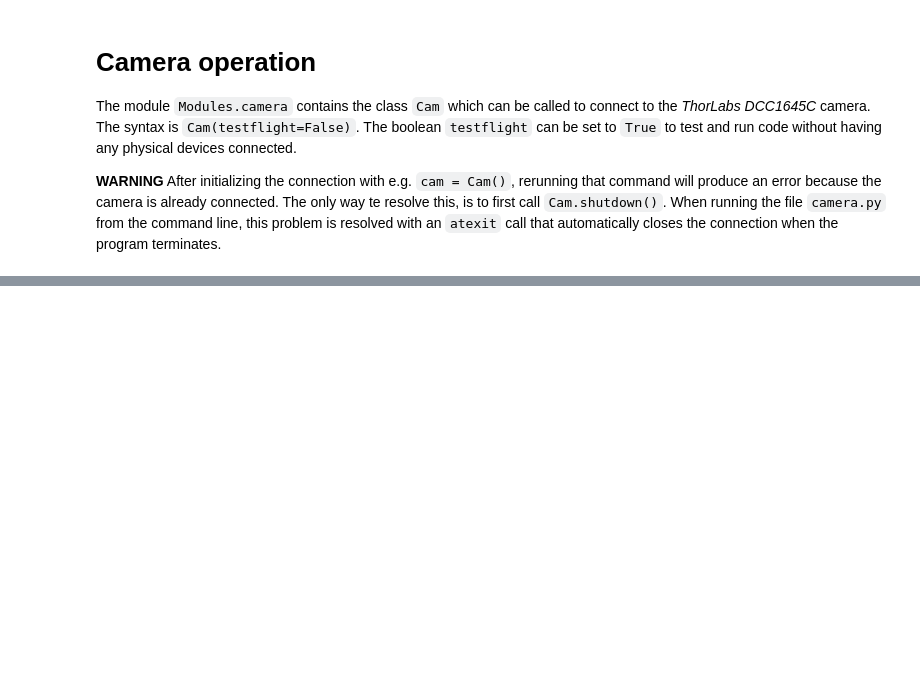
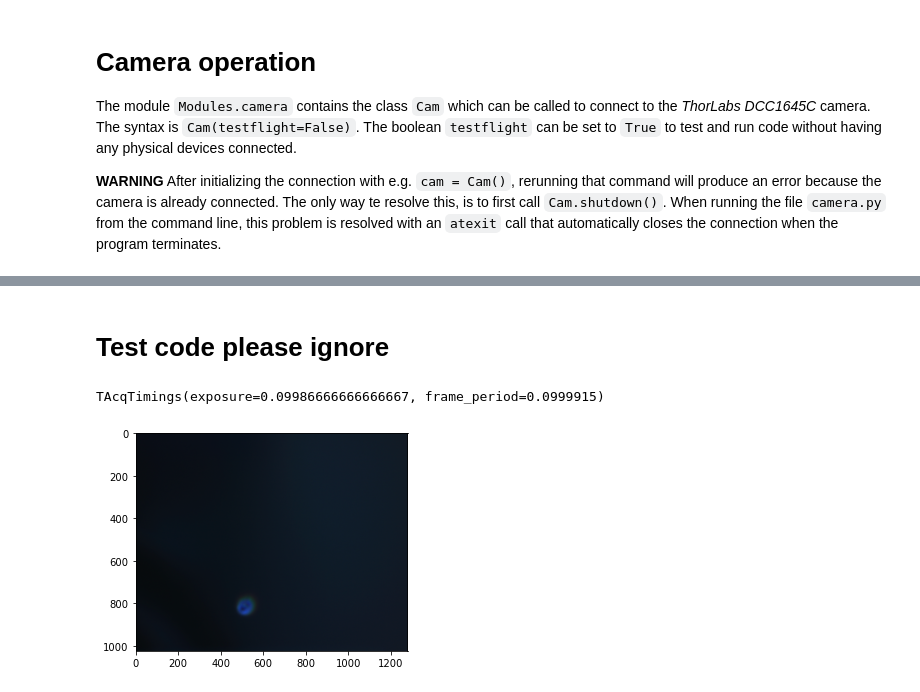
Before and after one commit to MooiMop/Beetle-Classifer-Robot, a Jupyter notebook: master.ipynb, the cells around one changed output, grey strips where cells are left out. Saved outputs shown, nothing was run; the diff lists cells and outputs as text; code cells hidden in the pictures; blank space fills up the shorter version.

```diff
--- a/master.ipynb
+++ b/master.ipynb
@@ -62,0 +423,19 @@ time.struct_time(tm_year=2021, tm_mon=11, tm_mday=3, tm_hour=11, tm_min=16, tm_s
+# %% [markdown]
+# Test code please ignore
+# %%
+from pylablib.devices import uc480
+import matplotlib.pyplot as plt
+import numpy as np
+cam = uc480.UC480Camera(cam_id=0)  # connect to the camera
+dump = cam.snap()
+# %%
+
+print(cam.get_frame_timings())
+cam.wait_for_frame()
+img = cam.snap()
+plt.imshow(img)
+plt.show()
+cam.close()
+# %% [output]
+TAcqTimings(exposure=0.09986666666666667, frame_period=0.0999915)
+[figure, added]
```
Also changed, not shown: parts of 32 cells of this notebook, 9 other files.
